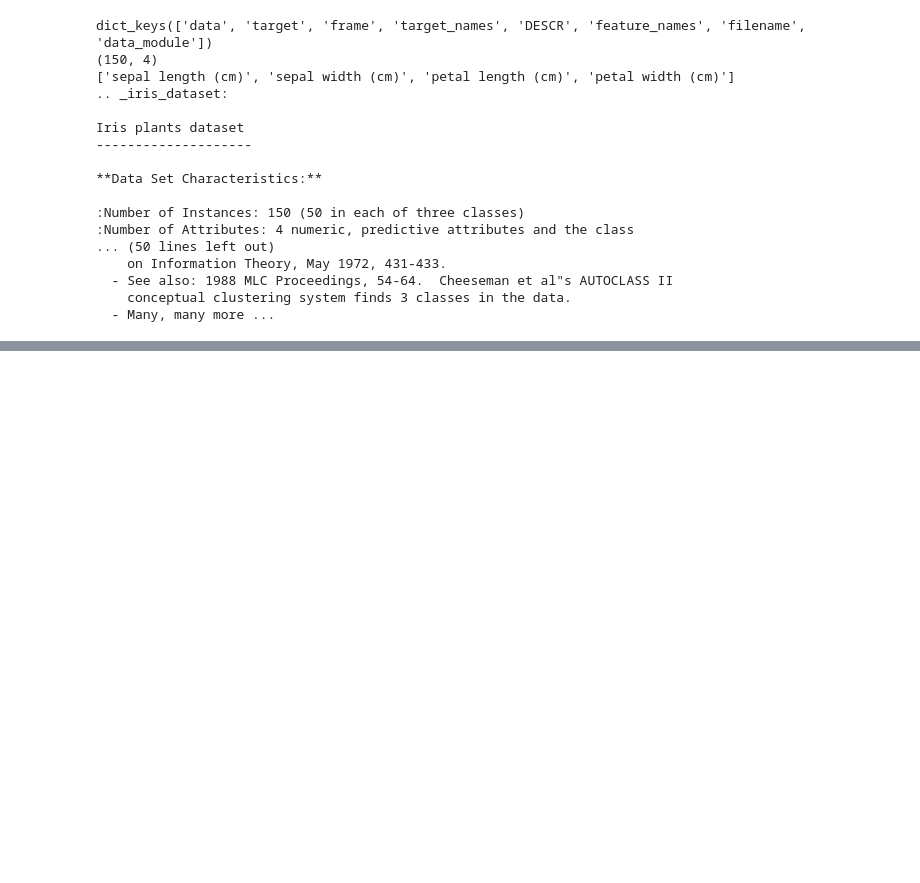
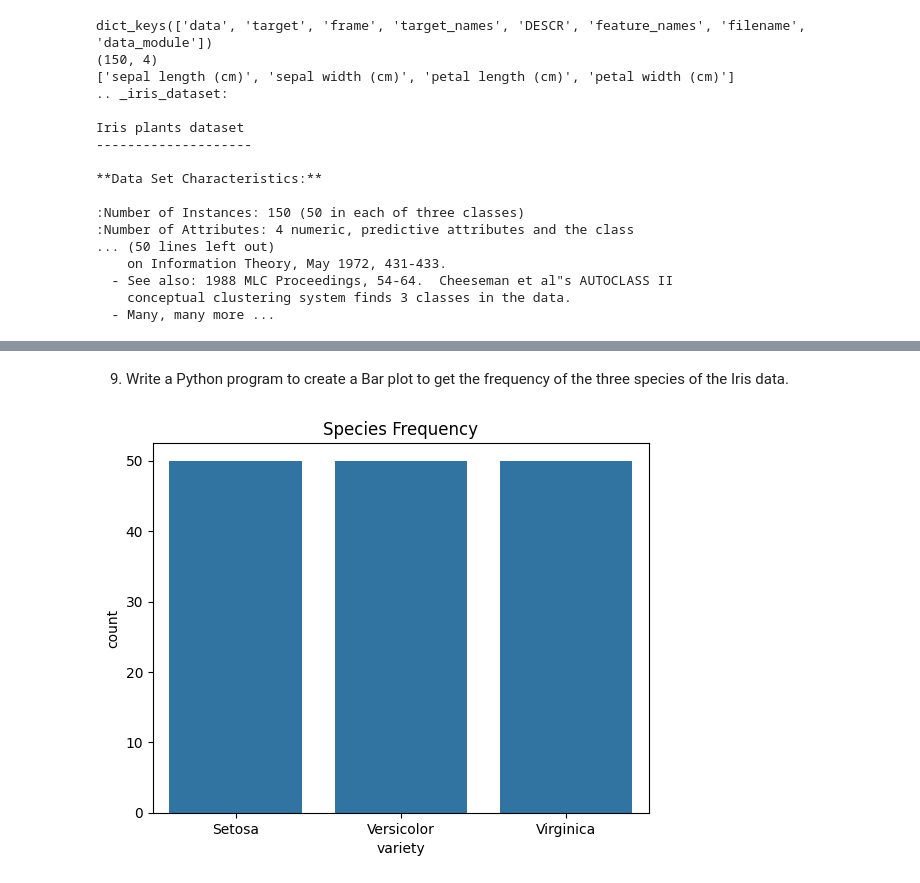
Before and after one commit to vedith12/ML-tasks, a Jupyter notebook: ML_basics.ipynb, the cells around one changed output, grey strips where cells are left out. Saved outputs shown, nothing was run; the diff lists cells and outputs as text; code cells hidden in the pictures; blank space fills up the shorter version.

```diff
--- a/ML_basics.ipynb
+++ b/ML_basics.ipynb
@@ -152,0 +259,12 @@ iris = datasets.load_iris()
+# %% [markdown]
+9. Write a Python program to create a Bar plot to get the frequency of the three species
+of the Iris data.
+# %%
+import seaborn as sns
+import pandas as pd
+df = pd.read_csv('iris.csv')
+sns.countplot(x='variety', data=df)
+plt.title('Species Frequency')
+plt.show()
+# %% [output]
+[figure, added]
```
Also changed, not shown: parts of 32 cells of this notebook.
